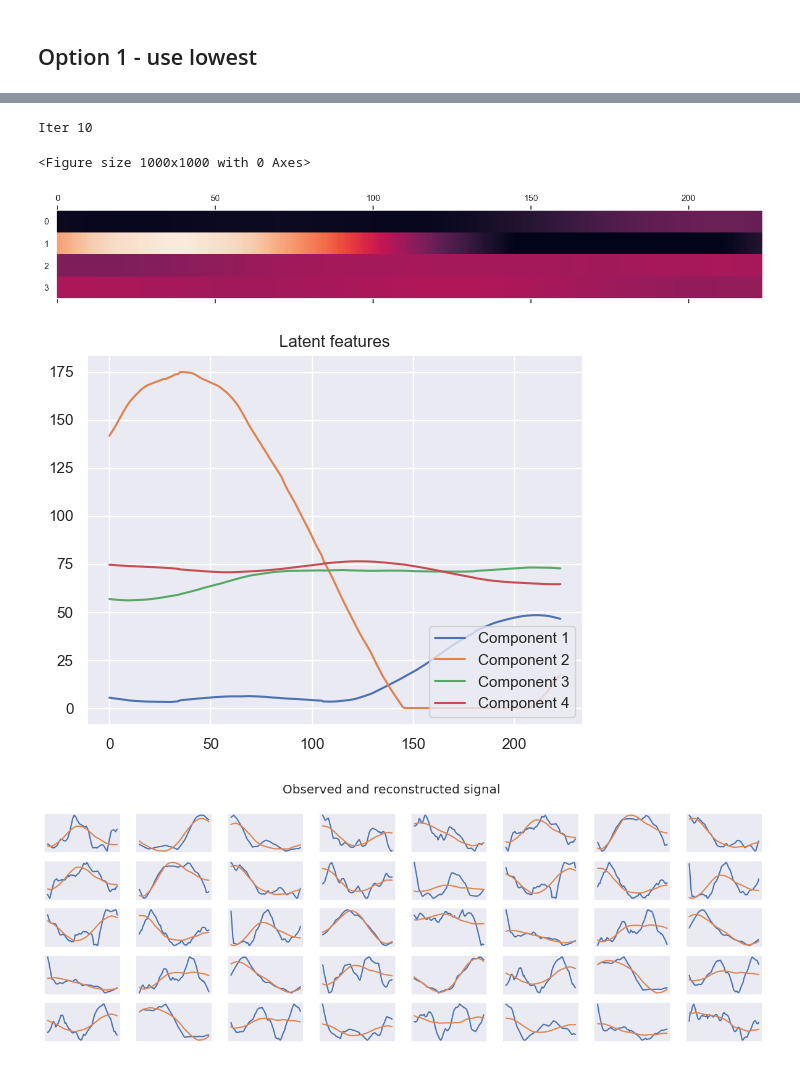
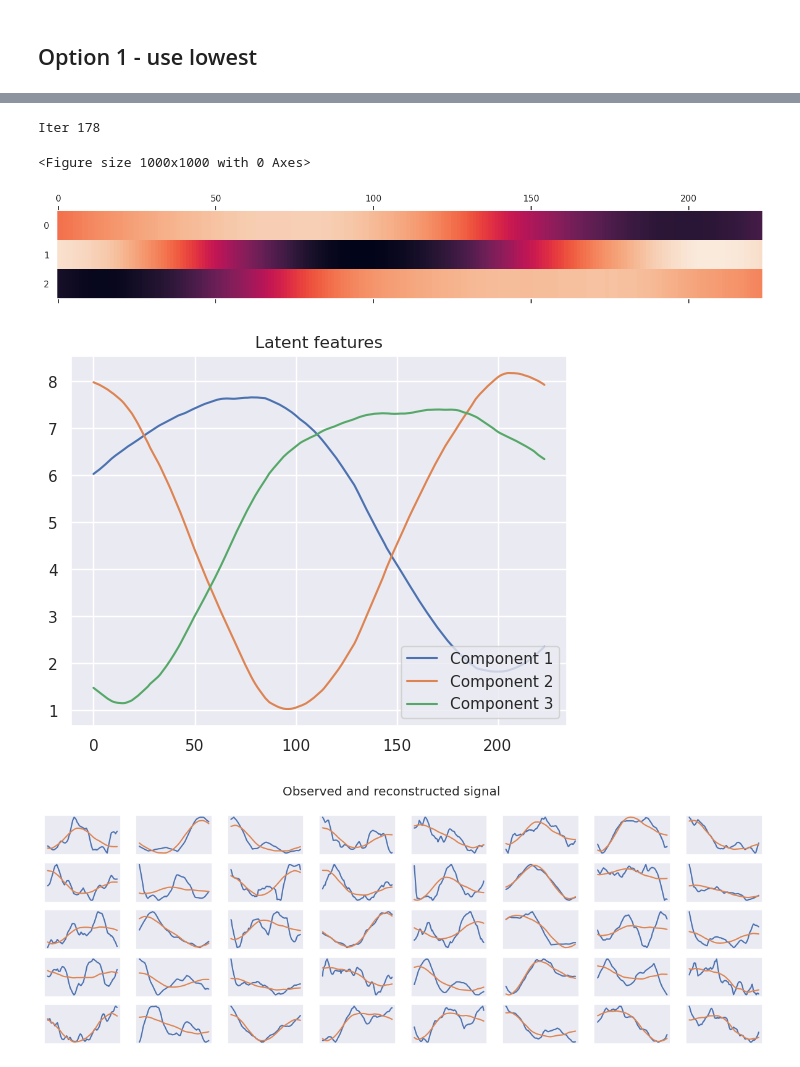
Before and after one commit to tbarcinski/02582-Computational-Data-Analysis, a Jupyter notebook: Case2/NMF.ipynb, the cells around one changed output, grey strips where cells are left out. Drawn from its saved outputs; the diff is of its cells as text; code cells hidden in the pictures.

```diff
--- a/Case2/NMF.ipynb
+++ b/Case2/NMF.ipynb
@@ -123,28 +124,28 @@ plt.show()
 # %%
 # how many components results in the highest expalined variance while not overfitting?
 # by default it doesn't regularize W and H, maybe we should impose some for stability?
 X = raw_ds.values
-model = NMF(n_components=4, init='nndsvda', solver='cd')
+model = NMF(n_components=3, random_state=100, init='random', solver='cd')
 W = model.fit_transform(X)
 H = model.components_
 print("Iter", model.n_iter_)
 
 plt.figure(figsize=(10, 10))
 plt.matshow(H,aspect='auto')
 plt.grid(False)
 plt.show()
 
 plt.figure()
 plt.title("Latent features")
 for i in range(H.shape[0]):
     plt.plot(H[i, :], label=f"Component {i+1}")
 plt.legend(loc='lower right')
 plt.show()
 # %% [output]
-Iter 10
+Iter 178
 <Figure size 1000x1000 with 0 Axes>
-[figure, old version]
+[figure, new version]
-[figure, old version]
+[figure, new version]
 # %%
 nrows = 5
 ncols = 8
@@ -152,7 +153,7 @@ fig, axs = plt.subplots(ncols = ncols, nrows=nrows)
 fig.set_figwidth(15)
 for i in range(nrows):
     for j in range(ncols):
-        idx = i*ncol+j
+        idx = i*ncols+j
         observed = pd.read_csv(f"{metadata['Path'][idx]}/HR.csv")["HR"].values[-224:]
         #reconstructed = (W@H)[idx, :]
         reconstructed = (W[idx, :]@H)
@@ -164,7 +165,7 @@ for i in range(nrows):
 fig.suptitle("Observed and reconstructed signal")
 plt.show()
 # %% [output]
-[figure, old version]
+[figure, new version]
 # %%
 # to interpret results:
 # 1. describe features with words e.g high, decreasing heart rate
```
Also changed, not shown: parts of 10 cells of this notebook.
